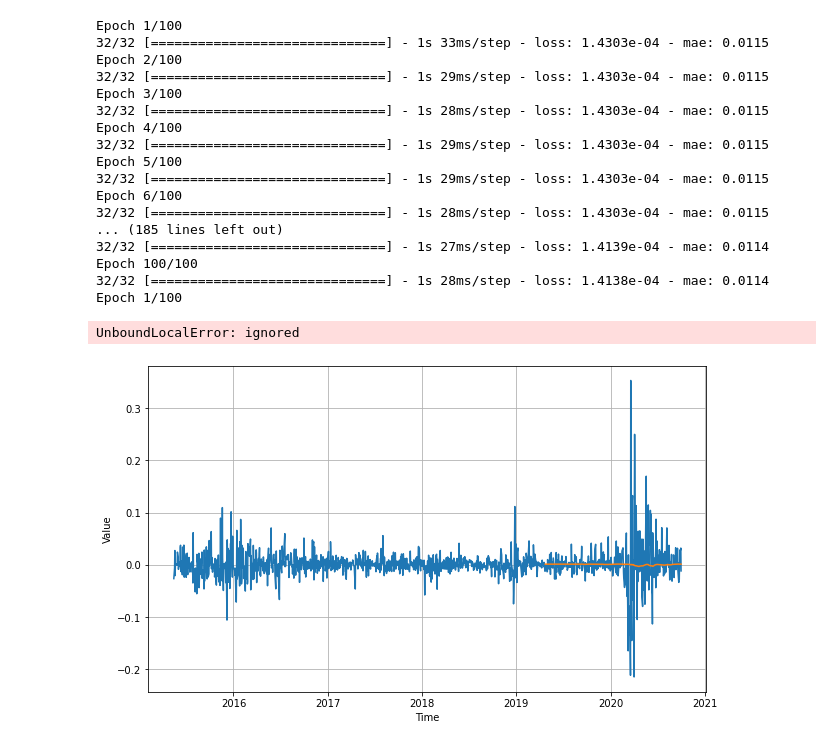
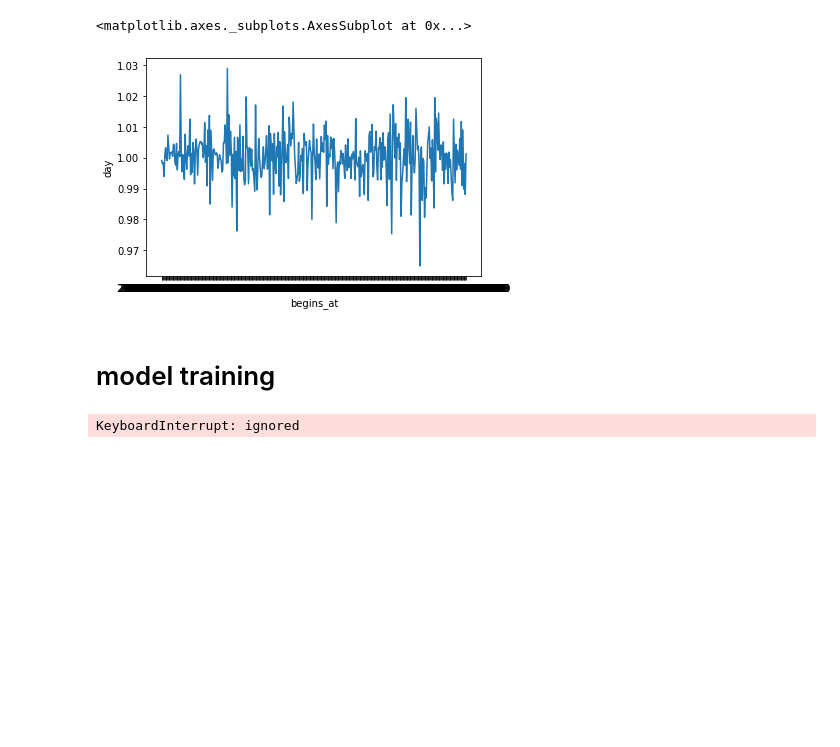
Before and after one commit to dcolinmorgan/prediction, a Jupyter notebook: finance_LSTM.ipynb, the cells around one changed output. Saved outputs shown, nothing was run; the diff lists cells and outputs as text; code cells hidden in the pictures; blank space fills up the shorter version.

```diff
--- a/finance_LSTM.ipynb
+++ b/finance_LSTM.ipynb
@@ -79,3 +84,21 @@ multpl_stock_daily_returns
+# %%
+# rs.stocks.get_fundamentals(["NIO","PLTR","PLUG"])
+nio_data= rs.stocks.get_stock_historicals("TWTR",  span="3month")
+nio_dataframe= pd.DataFrame(nio_data)
+nio_dataframe['day']=nio_dataframe['close_price'].values.astype('float64')/nio_dataframe['open_price'].values.astype('float64')
+nio_dataframe['begins_at']=nio_dataframe['begins_at'].str.replace('T',' ')
+nio_dataframe['begins_at']=nio_dataframe['begins_at'].str.replace('Z','')
+# nio_dataframe['begins_at']=nio_dataframe['begins_at'].str.replace('-','/')
+nio_dataframe['begins_at']=nio_dataframe['begins_at'].str.replace('00:00','00')
+# nio_dataframe['begins_at'] = nio_dataframe['begins_at'].apply(lambda x: "'" + str(x) + "'")
+multpl_stock_daily_returns=nio_dataframe['day']
+
+sns.lineplot(x=nio_dataframe['begins_at'],y=nio_dataframe['day'])
+# %% [output]
+<matplotlib.axes._subplots.AxesSubplot at 0x...>
+[figure, added]
+# %% [markdown]
+# model training
 # %%
 def windowed_dataset(series, window_size, batch_size, shuffle_buffer):
     series = tf.expand_dims(series, axis=-1)
@@ -143,7 +167,7 @@ for i,AB in enumerate(multpl_stock_daily_returns.columns):  ##per gene
   x_valid = series[split_time:]
   dataset = windowed_dataset(x_train, window_size, batch_size, shuffle_buffer_size)
 
-  history = model.fit(dataset, epochs=100, callbacks=[lr_schedule])#,verbose=0)
+  history = model.fit(dataset, epochs=100, callbacks=[lr_schedule],verbose=0)
 
 ### do prediction and compare to hold out data, or also predict into future/past
   # loss = history.history['loss']
@@ -183,25 +207,7 @@ for i,AB in enumerate(multpl_stock_daily_returns.columns):  ##per gene
   # column.to_csv('drive/My Drive/Colab Notebooks dcm/LTCOPD_LSTM_pred40-45.txt',mode='a',header=False,index=False)
   heat=pd.concat([heat,column],axis=0)
 # %% [output]
-Epoch 1/100
-32/32 [==============================] - 1s 33ms/step - loss: 1.4303e-04 - mae: 0.0115
-Epoch 2/100
-32/32 [==============================] - 1s 29ms/step - loss: 1.4303e-04 - mae: 0.0115
-Epoch 3/100
-32/32 [==============================] - 1s 28ms/step - loss: 1.4303e-04 - mae: 0.0115
-Epoch 4/100
-32/32 [==============================] - 1s 29ms/step - loss: 1.4303e-04 - mae: 0.0115
-Epoch 5/100
-32/32 [==============================] - 1s 29ms/step - loss: 1.4303e-04 - mae: 0.0115
-Epoch 6/100
-32/32 [==============================] - 1s 28ms/step - loss: 1.4303e-04 - mae: 0.0115
-... (185 lines left out)
-32/32 [==============================] - 1s 27ms/step - loss: 1.4139e-04 - mae: 0.0114
-Epoch 100/100
-32/32 [==============================] - 1s 28ms/step - loss: 1.4138e-04 - mae: 0.0114
-Epoch 1/100
+KeyboardInterrupt: ignored
-UnboundLocalError: ignored
-[figure, removed]
 # %%
 # rnn_forecast = model_forecast(model, series[..., np.newaxis], window_size)
 # rnn_forecast = rnn_forecast[split_time - window_size:-1, -1,0]
```
Also changed, not shown: parts of 60 cells of this notebook.
